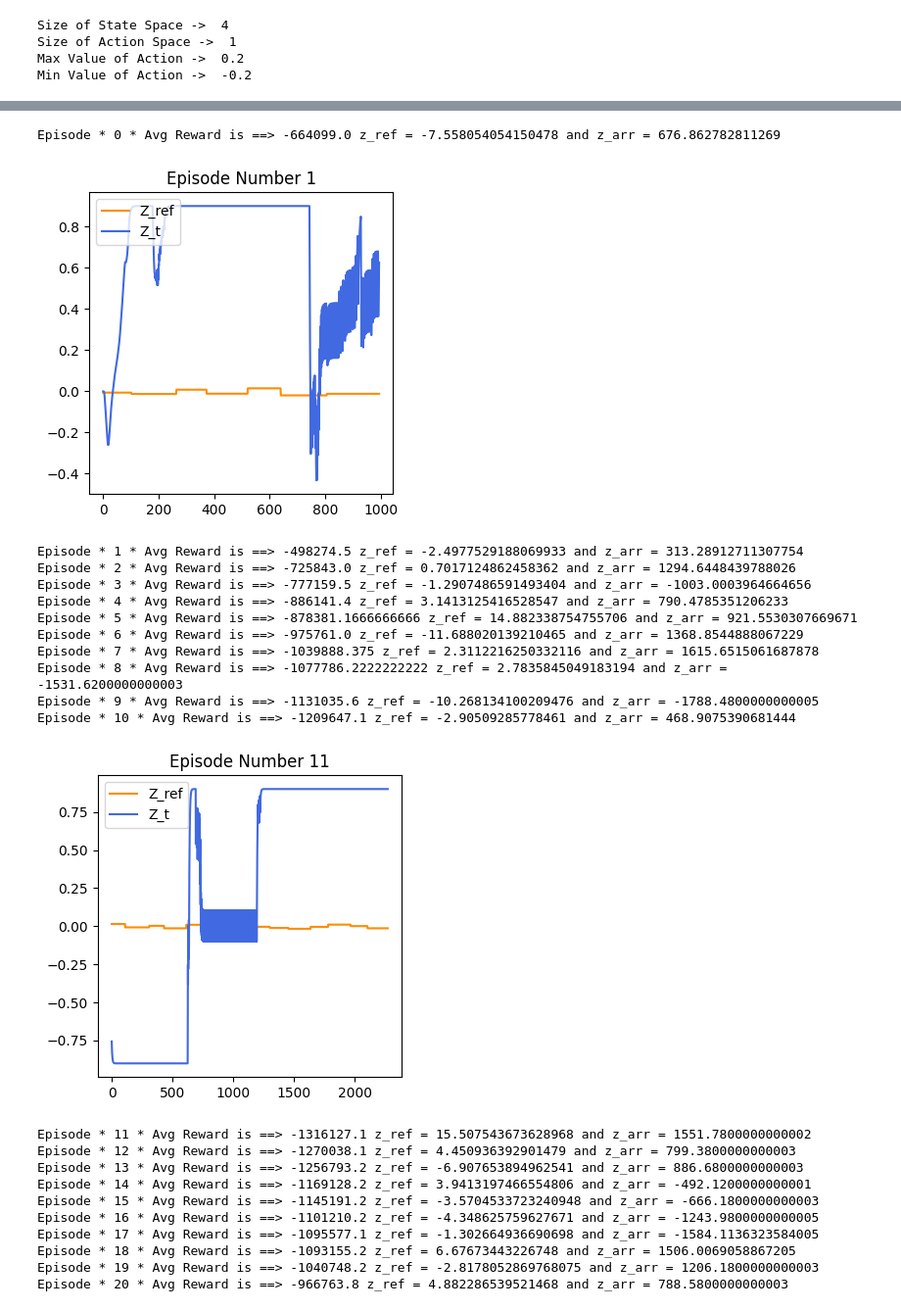
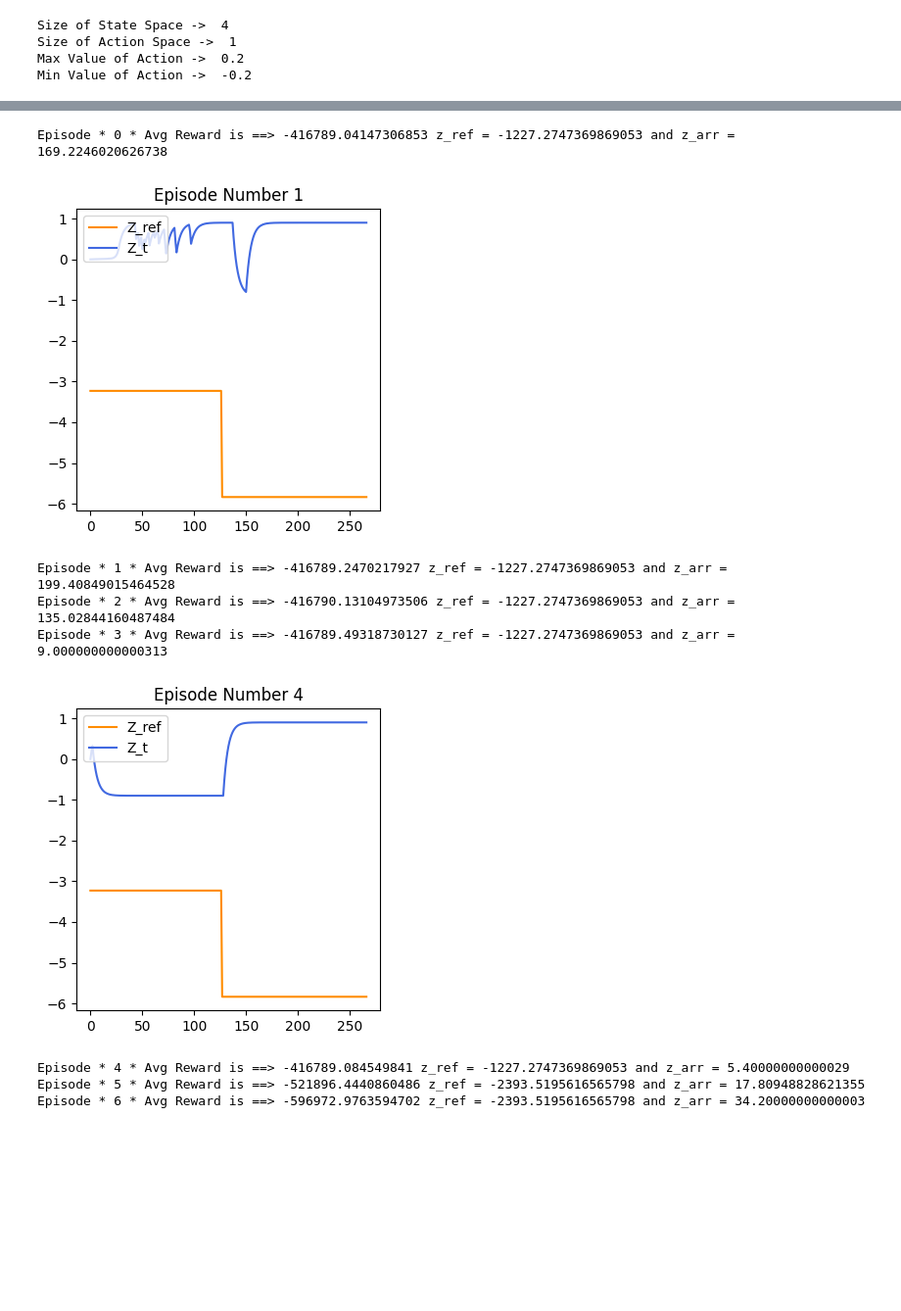
Before and after one commit to NasonovIvan/NN-plasma-control, a Jupyter notebook: src/main.ipynb, the cells around one changed output, grey strips where cells are left out. Shown at 98% size. Saved outputs shown, nothing was run; the diff lists cells and outputs as text; code cells hidden in the pictures; blank space fills up the shorter version.

```diff
--- a/src/main.ipynb
+++ b/src/main.ipynb
@@ -225,8 +222,8 @@ def get_actor():
     out = layers.Dense(128, activation="selu", kernel_initializer=keras.initializers.RandomNormal(stddev=0.01))(out)
     out = layers.BatchNormalization()(out)
     out = layers.Dense(64, activation="selu", kernel_initializer=keras.initializers.RandomNormal(stddev=0.01))(out)
-    out = layers.BatchNormalization()(out)
-    outputs = layers.Dense(1, activation="tanh")(out)
+    # out = layers.BatchNormalization()(out)
+    outputs = layers.Dense(1)(out)
 
     model = tf.keras.Model(inputs, outputs)
     return model
@@ -249,8 +246,8 @@ def get_critic():
     out = layers.Dense(128, activation="selu", kernel_initializer=keras.initializers.RandomNormal(stddev=0.01))(concat)
     out = layers.BatchNormalization()(out)
     out = layers.Dense(64, activation="selu", kernel_initializer=keras.initializers.RandomNormal(stddev=0.01))(out)
-    out = layers.BatchNormalization()(out)
-    outputs = layers.Dense(1, activation="tanh")(out)
+    # out = layers.BatchNormalization()(out)
+    outputs = layers.Dense(1)(out)
 
     # Outputs single value for give state-action
     model = tf.keras.Model([state_input, action_input], outputs)
@@ -374,16 +377,20 @@ C = 1
 x = 0
 u = 0
 
-
-total_episodes = 500
+total_episodes = 50
 for ep in range(total_episodes):
 
-    z_ref = z_ref_generate()
-    z_ref = np.array(z_ref)
+    if ep % 5 == 0:
+        z_ref = z_ref_generate()
+        z_ref = np.array(z_ref)
+
     z_arr = []
 
+    x = 0
+    u = 0
+
+    z_t = C * x
     x = x_calculate(x, u, A, B)
-    z_t = C * x
 
     prev_state = (length_z(z_ref[0], z_t), z_t, z_ref[0], u)
     episodic_reward = 0
@@ -394,7 +401,7 @@ for ep in range(total_episodes):
     for step in range(z_ref.shape[0]):
     # while percent(z_ref[step], state)
         # Uncomment this to see the Actor in action
-        # But not in a python notebook.
+        # But not in a python notebook
         # env.render()
 
         # prev_state = z_ref[step]
@@ -403,63 +410,50 @@ for ep in range(total_episodes):
         # z_ref = tf.expand_dims(tf.convert_to_tensor(), 0)
 
         action = policy(tf_prev_state, ou_noise)
+        # action_norm = norm_action(prev_state, float(action[0]))
         # Recieve state and reward from environment.
+        state = transition(x, float(action[0]), C, z_ref[step])
         x = x_calculate(x, float(action[0]), A, B)
-        state = transition(x, float(action[0]), C, z_ref[step])
         # state = float(action[0])
-        reward = GetReward(z_ref[step], state)
+        reward = GetReward(z_ref[step], state, prev_state)
         z_arr.append(state[1])
 
         buffer.record((prev_state, action, reward, state))
         episodic_reward += reward
 
         buffer.learn()
         update_target(target_actor.variables, actor_model.variables, tau)
         update_target(target_critic.variables, critic_model.variables, tau)
 
         # t += dt
 
         prev_state = state
 
     ep_reward_list.append(episodic_reward)
     # Mean of last 10 episodes
     avg_reward = np.mean(ep_reward_list[-10:])
     print("Episode * {} * Avg Reward is ==> {}".format(ep, avg_reward),
         "z_ref = {} and z_arr = {}".format(np.sum(z_ref), np.sum(np.array(z_arr))))
     avg_reward_list.append(avg_reward)
 
-    if ep % 10 == 0:
+    if ep % 3 == 0:
         fig, ax = plt.subplots(figsize=(4, 4))
         # ax.axis('equal')
         title = "{} {}".format("Episode Number", ep+1)
 
         ax.plot(z_ref, color = 'darkorange', label = 'Z_ref')
         ax.plot(z_arr, color = 'royalblue', label = 'Z_t')
 
         ax.legend(loc = 'upper left')
         plt.title(title)
         plt.show()
 # %% [output]
-Episode * 0 * Avg Reward is ==> -664099.0 z_ref = -7.558054054150478 and z_arr = 676.862782811269
+Episode * 0 * Avg Reward is ==> -416789.04147306853 z_ref = -1227.2747369869053 and z_arr = 169.2246020626738
-[figure, old version]
+[figure, new version]
-Episode * 1 * Avg Reward is ==> -498274.5 z_ref = -2.4977529188069933 and z_arr = 313.28912711307754
-Episode * 2 * Avg Reward is ==> -725843.0 z_ref = 0.7017124862458362 and z_arr = 1294.6448439788026
-Episode * 3 * Avg Reward is ==> -777159.5 z_ref = -1.2907486591493404 and z_arr = -1003.0003964664656
-Episode * 4 * Avg Reward is ==> -886141.4 z_ref = 3.1413125416528547 and z_arr = 790.4785351206233
-Episode * 5 * Avg Reward is ==> -878381.1666666666 z_ref = 14.882338754755706 and z_arr = 921.5530307669671
-Episode * 6 * Avg Reward is ==> -975761.0 z_ref = -11.688020139210465 and z_arr = 1368.8544888067229
-Episode * 7 * Avg Reward is ==> -1039888.375 z_ref = 2.3112216250332116 and z_arr = 1615.6515061687878
-Episode * 8 * Avg Reward is ==> -1077786.2222222222 z_ref = 2.7835845049183194 and z_arr = -1531.6200000000003
-Episode * 9 * Avg Reward is ==> -1131035.6 z_ref = -10.268134100209476 and z_arr = -1788.4800000000005
-Episode * 10 * Avg Reward is ==> -1209647.1 z_ref = -2.90509285778461 and z_arr = 468.9075390681444
+Episode * 1 * Avg Reward is ==> -416789.2470217927 z_ref = -1227.2747369869053 and z_arr = 199.40849015464528
+Episode * 2 * Avg Reward is ==> -416790.13104973506 z_ref = -1227.2747369869053 and z_arr = 135.02844160487484
+Episode * 3 * Avg Reward is ==> -416789.49318730127 z_ref = -1227.2747369869053 and z_arr = 9.000000000000313
-[figure, old version]
+[figure, new version]
-Episode * 11 * Avg Reward is ==> -1316127.1 z_ref = 15.507543673628968 and z_arr = 1551.7800000000002
-Episode * 12 * Avg Reward is ==> -1270038.1 z_ref = 4.450936392901479 and z_arr = 799.3800000000003
-Episode * 13 * Avg Reward is ==> -1256793.2 z_ref = -6.907653894962541 and z_arr = 886.6800000000003
-Episode * 14 * Avg Reward is ==> -1169128.2 z_ref = 3.9413197466554806 and z_arr = -492.1200000000001
-Episode * 15 * Avg Reward is ==> -1145191.2 z_ref = -3.5704533723240948 and z_arr = -666.1800000000003
-Episode * 16 * Avg Reward is ==> -1101210.2 z_ref = -4.348625759627671 and z_arr = -1243.9800000000005
-Episode * 17 * Avg Reward is ==> -1095577.1 z_ref = -1.302664936690698 and z_arr = -1584.1136323584005
-Episode * 18 * Avg Reward is ==> -1093155.2 z_ref = 6.67673443226748 and z_arr = 1506.0069058867205
-Episode * 19 * Avg Reward is ==> -1040748.2 z_ref = -2.8178052869768075 and z_arr = 1206.1800000000003
-Episode * 20 * Avg Reward is ==> -966763.8 z_ref = 4.882286539521468 and z_arr = 788.5800000000003
+Episode * 4 * Avg Reward is ==> -416789.084549841 z_ref = -1227.2747369869053 and z_arr = 5.40000000000029
+Episode * 5 * Avg Reward is ==> -521896.4440860486 z_ref = -2393.5195616565798 and z_arr = 17.80948828621355
+Episode * 6 * Avg Reward is ==> -596972.9763594702 z_ref = -2393.5195616565798 and z_arr = 34.20000000000003
```
Also changed, not shown: parts of 9 cells of this notebook, 4 other files.
